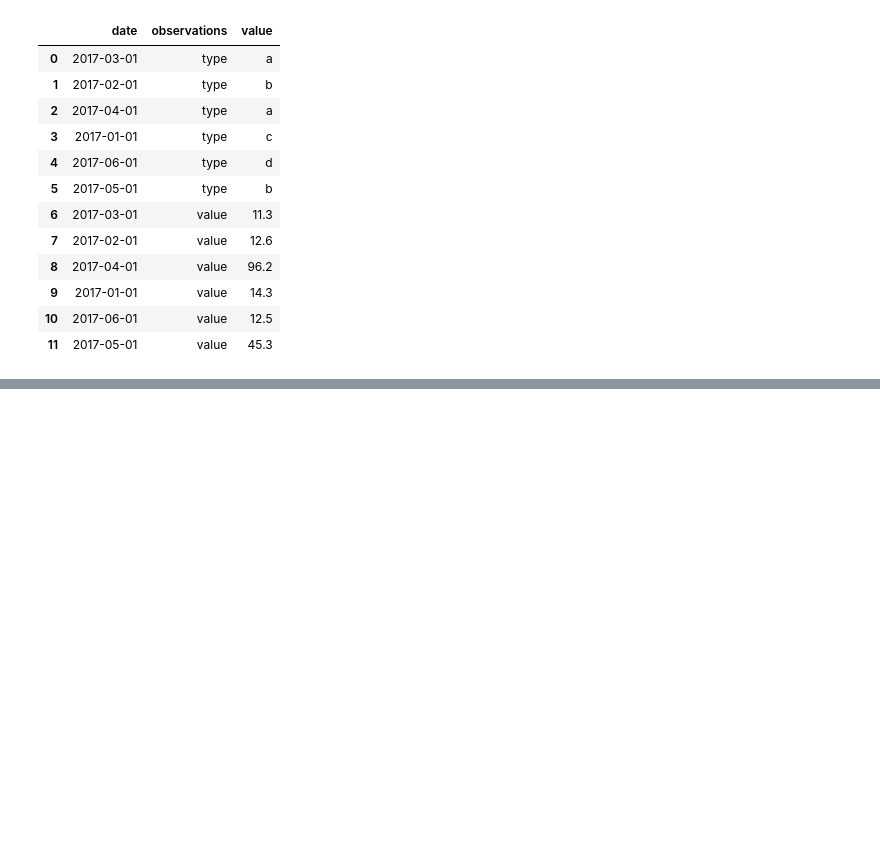
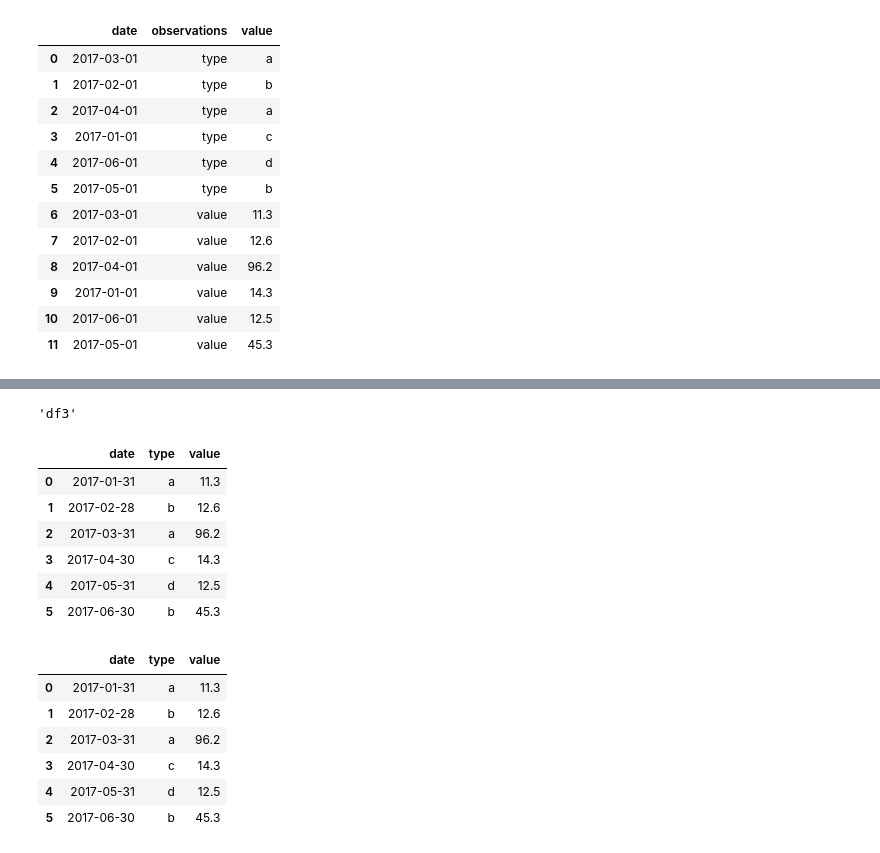
Before and after one commit to sanket-k/machine_learning_basics, a Jupyter notebook: pandas/pandas-rc.ipynb, the cells around one changed output, grey strips where cells are left out. Saved outputs shown, nothing was run; the diff lists cells and outputs as text; code cells hidden in the pictures; blank space fills up the shorter version.

```diff
--- a/pandas/pandas-rc.ipynb
+++ b/pandas/pandas-rc.ipynb
@@ -354,0 +705,23 @@ display('df6',df6)
+# %%
+# dates
+display('df3',df3)                                        # display df3
+df3['date'] = pd.to_datetime(df3['date'])
+df3['date'] = pd.date_range('2017-01-01',periods=6,freq='M')
+index = pd.DatetimeIndex((2012,1,2))
+display(df3)
+# %% [output]
+'df3'
+|  | date | type | value |
+| 0 | 2017-01-31 | a | 11.3 |
+| 1 | 2017-02-28 | b | 12.6 |
+| 2 | 2017-03-31 | a | 96.2 |
+| 3 | 2017-04-30 | c | 14.3 |
+| 4 | 2017-05-31 | d | 12.5 |
+| 5 | 2017-06-30 | b | 45.3 |
+|  | date | type | value |
+| 0 | 2017-01-31 | a | 11.3 |
+| 1 | 2017-02-28 | b | 12.6 |
+| 2 | 2017-03-31 | a | 96.2 |
+| 3 | 2017-04-30 | c | 14.3 |
+| 4 | 2017-05-31 | d | 12.5 |
+| 5 | 2017-06-30 | b | 45.3 |
```
Also changed, not shown: parts of 11 cells of this notebook, 2 other files.
